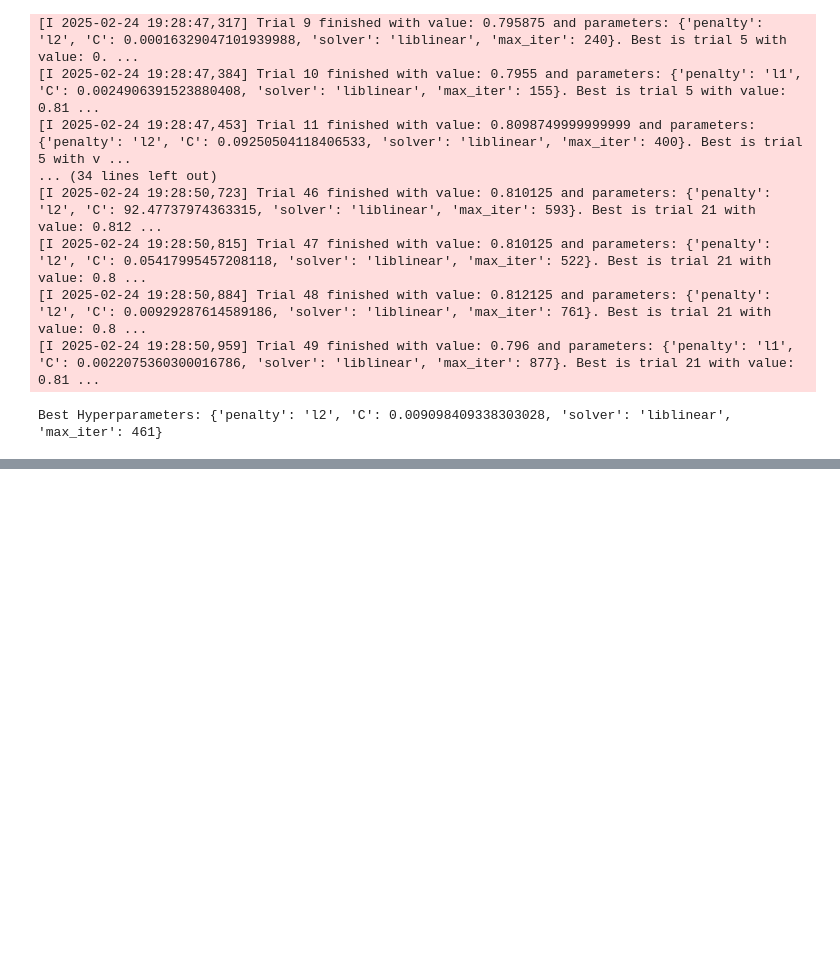
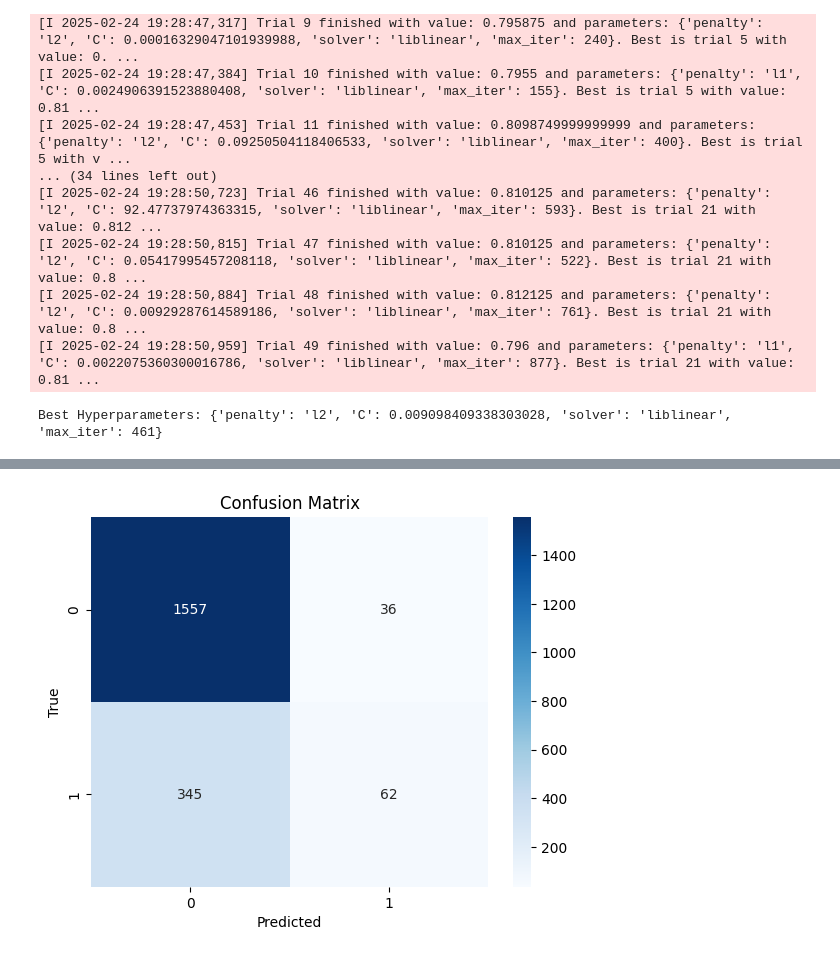
Before and after one commit to aryan04756/XAI_Models, a Jupyter notebook: XAI_Models/binary/bank_customer_churn/Logistic Regression/Logistic Regression.ipynb, the cells around one changed output, grey strips where cells are left out. Drawn from its saved outputs; the diff is of its cells as text; code cells hidden in the pictures; blank space fills up the shorter version.

```diff
--- a/XAI_Models/binary/bank_customer_churn/Logistic Regression/Logistic Regression.ipynb
+++ b/XAI_Models/binary/bank_customer_churn/Logistic Regression/Logistic Regression.ipynb
@@ -185,3 +185,18 @@ Invalid content in Logistic Regression.json, regenerating hyperparameters...
 [I 2025-02-24 19:28:50,884] Trial 48 finished with value: 0.812125 and parameters: {'penalty': 'l2', 'C': 0.00929287614589186, 'solver': 'liblinear', 'max_iter': 761}. Best is trial 21 with value: 0.8 ...
 [I 2025-02-24 19:28:50,959] Trial 49 finished with value: 0.796 and parameters: {'penalty': 'l1', 'C': 0.0022075360300016786, 'solver': 'liblinear', 'max_iter': 877}. Best is trial 21 with value: 0.81 ...
 Best Hyperparameters: {'penalty': 'l2', 'C': 0.009098409338303028, 'solver': 'liblinear', 'max_iter': 461}
+# %%
+# Print the best hyperparameters
+print("Best Hyperparameters:", best_params)
+
+# Create the model with the best hyperparameters
+lr_classifier = LogisticRegression(**best_params)
+
+# Create the pipeline with the best hyperparameters
+pipeline = Pipeline(steps=[
+    ('preprocessor', preprocessor),
+    ('classifier', lr_classifier)
+])
+
+# Fit the pipeline to the data
+pipeline.fit(X_train, y_train)
@@ -187,0 +228,3 @@ Best Hyperparameters: {'penalty': 'l2', 'C': 0.009098409338303028, 'solver': 'li
+# %%
+# Predict on the test data
+y_test_pred = pipeline.predict(X_test)
@@ -187,0 +281,11 @@ Best Hyperparameters: {'penalty': 'l2', 'C': 0.009098409338303028, 'solver': 'li
+# %%
+# Confusion Matrix
+from sklearn.metrics import confusion_matrix
+conf_matrix = confusion_matrix(y_test, y_test_pred)
+sns.heatmap(conf_matrix, annot=True, fmt='d', cmap='Blues')
+plt.title("Confusion Matrix")
+plt.xlabel('Predicted')
+plt.ylabel('True')
+plt.show()
+# %% [output]
+[figure, added]
```
Also changed, not shown: parts of 8 cells of this notebook, 12 other files.
